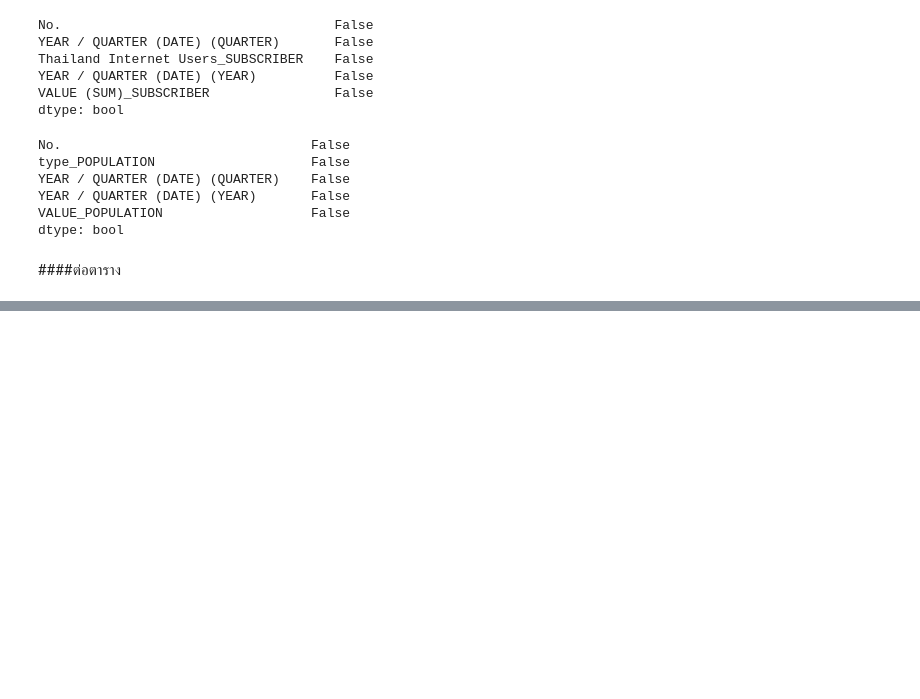
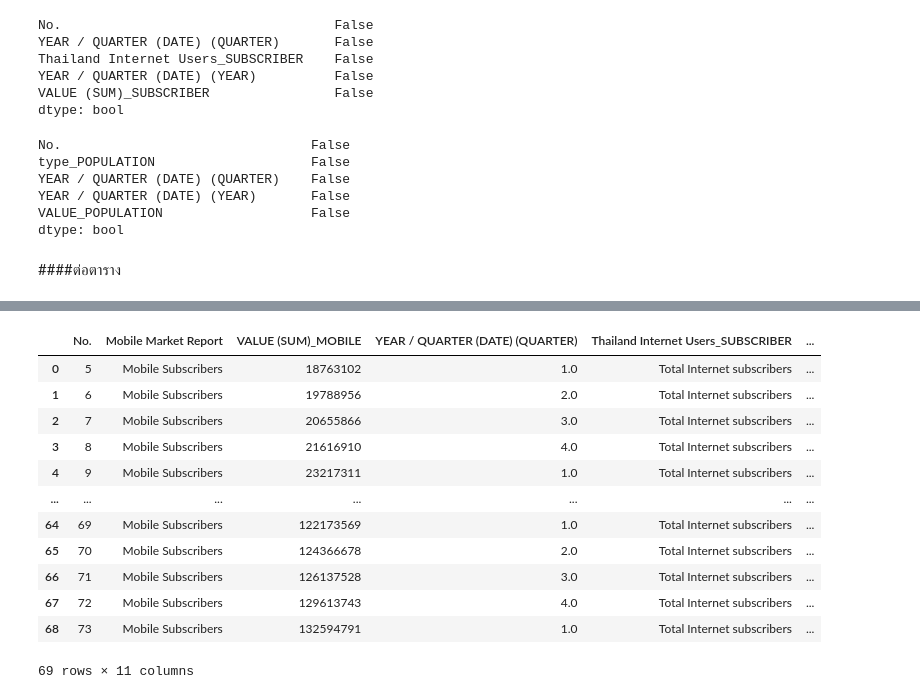
Before and after one commit to sskboonmee/DWDM21, a Jupyter notebook: Projectlookmhee.ipynb, the cells around one changed output, grey strips where cells are left out. Drawn from its saved outputs; the diff is of its cells as text; code cells hidden in the pictures; blank space fills up the shorter version.

```diff
--- a/Projectlookmhee.ipynb
+++ b/Projectlookmhee.ipynb
@@ -196,0 +310,17 @@ merge_table2
+# %%
+merge_table3_drop = merge_table3.dropna()  #จัดการกับ Missing ด้วยการ dropna
+merge_table3_drop
+# %% [output]
+|  | No. | Mobile Market Report | VALUE (SUM)_MOBILE | YEAR / QUARTER (DATE) (QUARTER) | Thailand Internet Users_SUBSCRIBER | ... |
+| 0 | 5 | Mobile Subscribers | 18763102 | 1.0 | Total Internet subscribers | ... |
+| 1 | 6 | Mobile Subscribers | 19788956 | 2.0 | Total Internet subscribers | ... |
+| 2 | 7 | Mobile Subscribers | 20655866 | 3.0 | Total Internet subscribers | ... |
+| 3 | 8 | Mobile Subscribers | 21616910 | 4.0 | Total Internet subscribers | ... |
+| 4 | 9 | Mobile Subscribers | 23217311 | 1.0 | Total Internet subscribers | ... |
+| ... | ... | ... | ... | ... | ... | ... |
+| 64 | 69 | Mobile Subscribers | 122173569 | 1.0 | Total Internet subscribers | ... |
+| 65 | 70 | Mobile Subscribers | 124366678 | 2.0 | Total Internet subscribers | ... |
+| 66 | 71 | Mobile Subscribers | 126137528 | 3.0 | Total Internet subscribers | ... |
+| 67 | 72 | Mobile Subscribers | 129613743 | 4.0 | Total Internet subscribers | ... |
+| 68 | 73 | Mobile Subscribers | 132594791 | 1.0 | Total Internet subscribers | ... |
+69 rows × 11 columns
```
Also changed, not shown: parts of 28 cells of this notebook.
